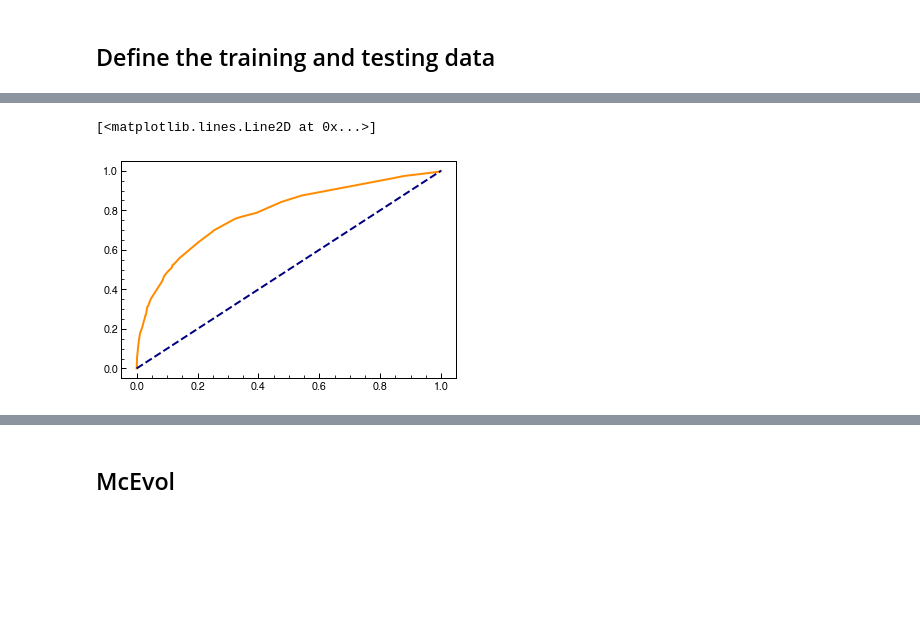
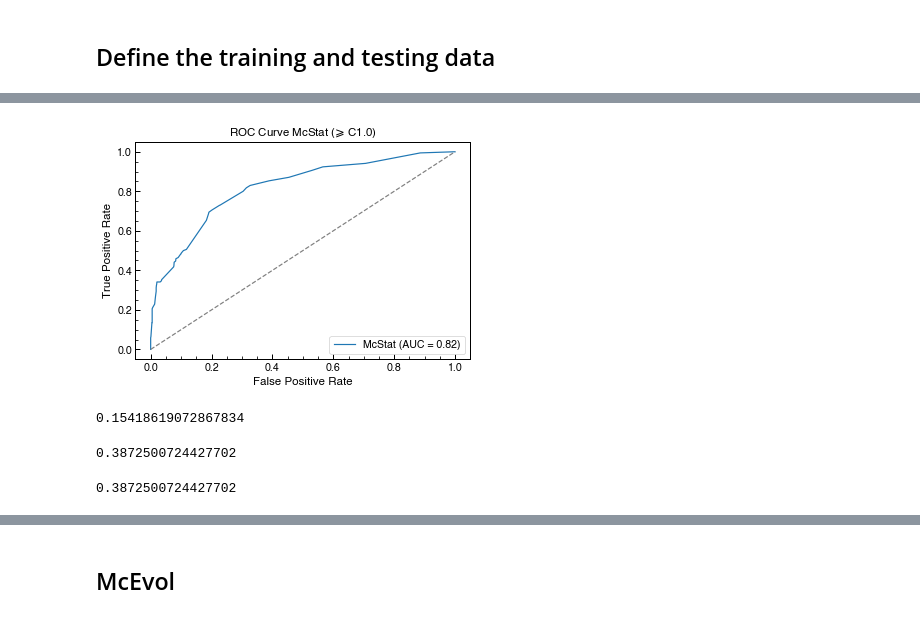
Before and after one commit to hayesla/flare_forecast_proj, a Jupyter notebook: forecast_tests/flare_rate_analysis.ipynb, the cells around one changed output, grey strips where cells are left out. Cells and saved outputs as stored; diff of their text form; code cells hidden in the pictures; blank space fills up the shorter version.

Commit message:
changing test dates

```diff
--- a/forecast_tests/flare_rate_analysis.ipynb
+++ b/forecast_tests/flare_rate_analysis.ipynb
@@ -80,10 +81,9 @@ def get_tss(true_vals, pred_vals, thresh):
 # %% [markdown]
 ## Define the training and testing data
 # %%
-train_ar = data_ar[data_ar["AR issue_date"]<="2008-12-31"]
-test_ar = data_ar[data_ar["AR issue_date"]>="2009-01-01"]
+train_ar = data_ar[~(data_ar["AR issue_date"]>="2016-01-01")&(data_ar["AR issue_date"]<="2017-12-31")]
+test_ar = data_ar[(data_ar["AR issue_date"]>="2016-01-01")&(data_ar["AR issue_date"]<="2017-12-31")]
 
 
 flare_rates_train = get_flare_rates(train_ar)
-
 X_test = test_ar["McIntosh"].values
@@ -146,8 +141,15 @@ array([0.00000000e+00, 2.11104074e-04, 1.37217648e-03, 7.38864260e-03,
+# %%
+fpr, tpr, _ = metrics.roc_curve(y_test_c, pred_y_c)
+auc_mcstat = metrics.auc(fpr, tpr)
+climatology_mcstat = np.mean(y_test_c)
 # %%
-lw = 2
-plt.plot(fpr, tpr, color='darkorange',
-         lw=lw, label='ROC curve')
-plt.plot([0, 1], [0, 1], color='navy', lw=lw, linestyle='--')
+fig, ax = plt.subplots()
+ax.plot(fpr, tpr, label="McStat (AUC = {:.2f})".format(auc_mcstat))
+ax.plot([0, 1], [0, 1], color='grey', linestyle='--')
+ax.set_xlabel("False Positive Rate")
+ax.set_ylabel("True Positive Rate")
+ax.legend(loc="lower right")
+ax.set_title("ROC Curve McStat ($\geqslant$ C1.0)")
+plt.savefig("./overview_plots/roc_mcstat.png", dpi=300, facecolor="w", bbox_inches="tight")
 # %% [output]
-[<matplotlib.lines.Line2D at 0x...>]
-[figure, old version]
+[figure, new version]
@@ -153,0 +158,12 @@ plt.plot([0, 1], [0, 1], color='navy', lw=lw, linestyle='--')
+# %%
+calculate_bss(y_test_c, pred_y_c)
+# %% [output]
+0.15418619072867834
+# %%
+calculate_tss(y_test_c, [1 if x > 0.4 else 0 for x in pred_y_c])
+# %% [output]
+0.3872500724427702
+# %%
+calculate_tss_threshold(y_test_c, pred_y_c, thresh=0.4)
+# %% [output]
+0.3872500724427702
```
Also changed, not shown: parts of 24 cells of this notebook.
